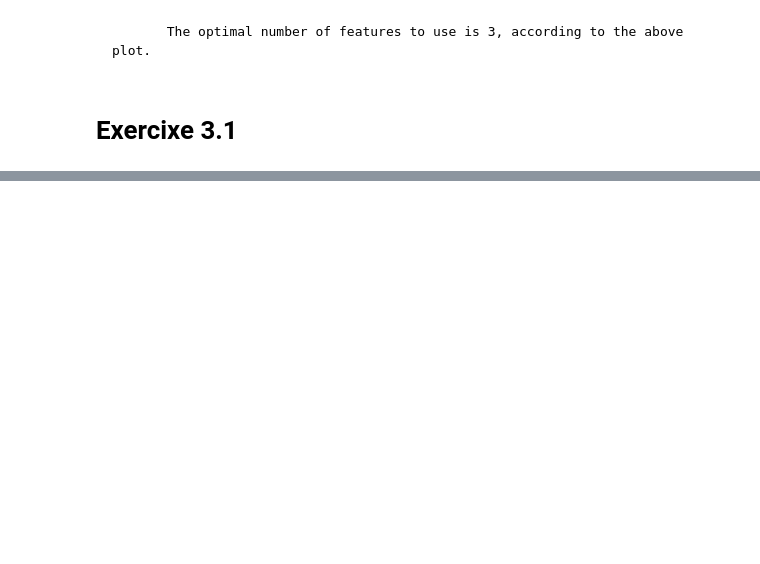
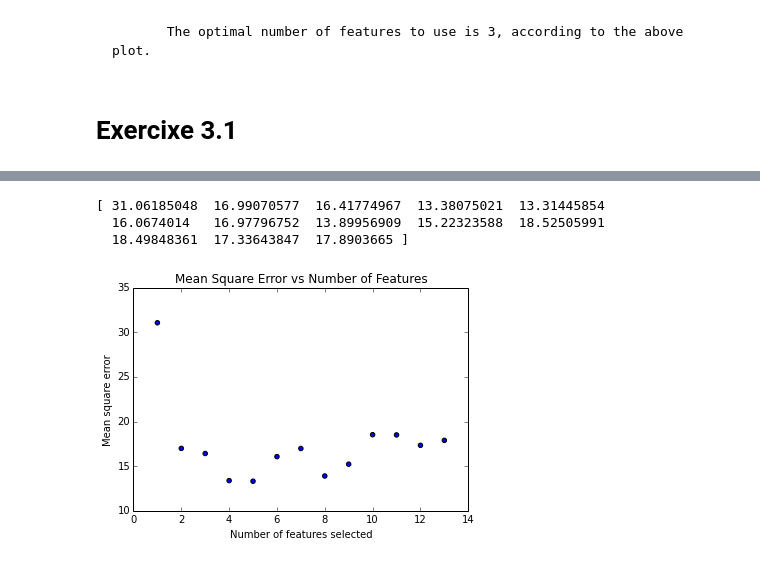
Before and after one commit to serrintine/datascience-fall14, a Jupyter notebook: lab1/lab1.ipynb, the cells around one changed output, grey strips where cells are left out. Drawn from its saved outputs; the diff is of its cells as text; code cells hidden in the pictures; blank space fills up the shorter version.

```diff
--- a/lab1/lab1.ipynb
+++ b/lab1/lab1.ipynb
@@ -167,0 +202,10 @@ plt.title('Residual Sum of Squares vs Number of Features')
+# %%
+# Perform RFE on 1 to 10 features
+num_features = [1, 2, 3, 4, 5, 6, 7, 8, 9, 10, 11, 12, 13]
+boston_X_train = boston.data[:-20]
+boston_y_train = boston.target[:-20]
+
+for i in num_features:
+    rfe = RFE(estimator=regr, n_features_to_select=i, step=1)
+    rfe.fit(boston_X_train, boston_y_train)
+    print rfe.ranking_
@@ -167,0 +226,31 @@ plt.title('Residual Sum of Squares vs Number of Features')
+# %%
+# Create models using 1 to 13 features and plot MSE
+selection = [[4],[4,5],[3,4,5],[3,4,5,10],[3,4,5,7,10],[3,4,5,7,10,12],[0,3,4,5,7,10,12],[0,3,4,5,7,8,10,12],
+             [0,1,3,4,5,7,8,10,12],[0,1,3,4,5,7,8,9,10,12],[0,1,2,3,4,5,7,8,9,10,12],[0,1,2,3,4,5,7,8,9,10,11,12],
+             [0,1,2,3,4,5,6,7,8,9,10,11,12]]
+mse = []
+
+boston_y_train = boston.target[:-20]
+boston_y_test = boston.target[-20:]
+
+for row in selection:
+    boston_X_temp = boston.data[:,row]
+    boston_X_train = boston_X_temp[:-20]
+    boston_X_test = boston_X_temp[-20:]
+
+    regr = LinearRegression()
+    regr.fit(boston_X_train, boston_y_train)
+
+    mse = np.append(mse, np.mean((regr.predict(boston_X_test) - boston_y_test) ** 2))
+
+plt.scatter(num_features, mse)
+plt.xlabel('Number of features selected')
+plt.ylabel('Mean square error')
+plt.title('Mean Square Error vs Number of Features')
+
+print mse
+# %% [output]
+[ 31.06185048  16.99070577  16.41774967  13.38075021  13.31445854
+  16.0674014   16.97796752  13.89956909  15.22323588  18.52505991
+  18.49848361  17.33643847  17.8903665 ]
+[figure, added]
```
Also changed, not shown: parts of 28 cells of this notebook, 2 other files.
